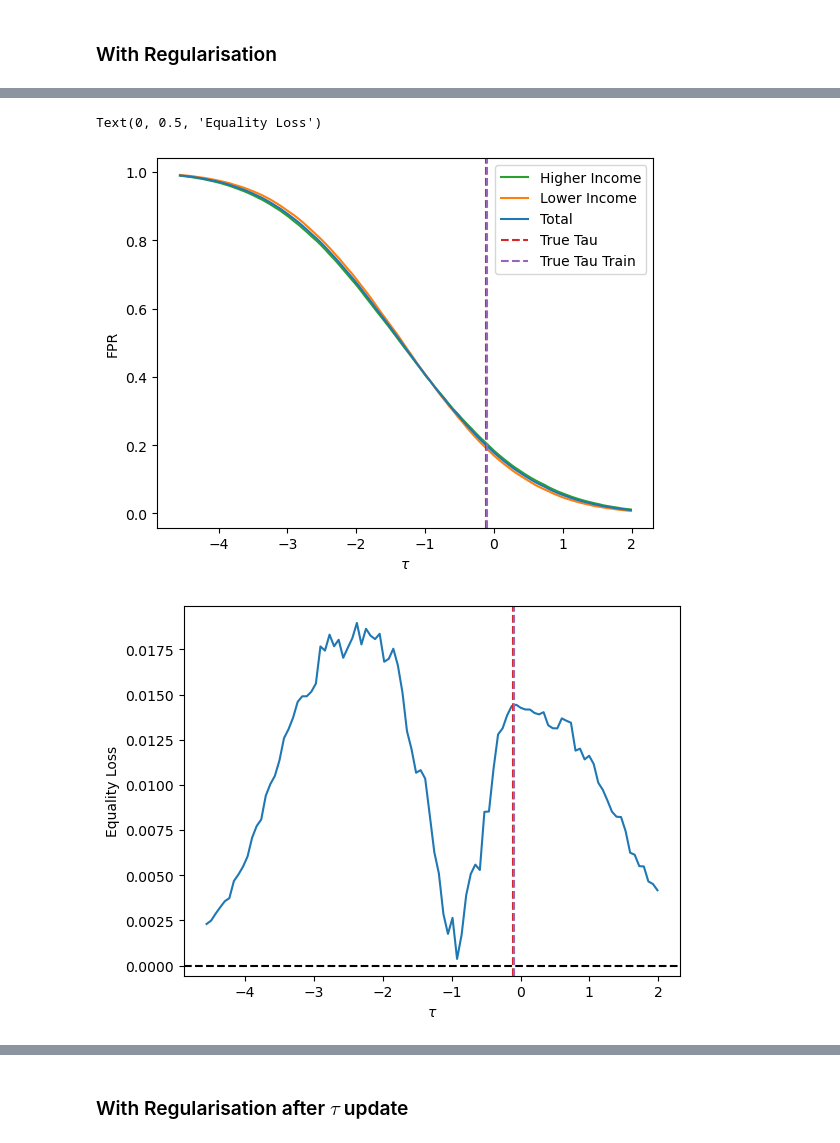
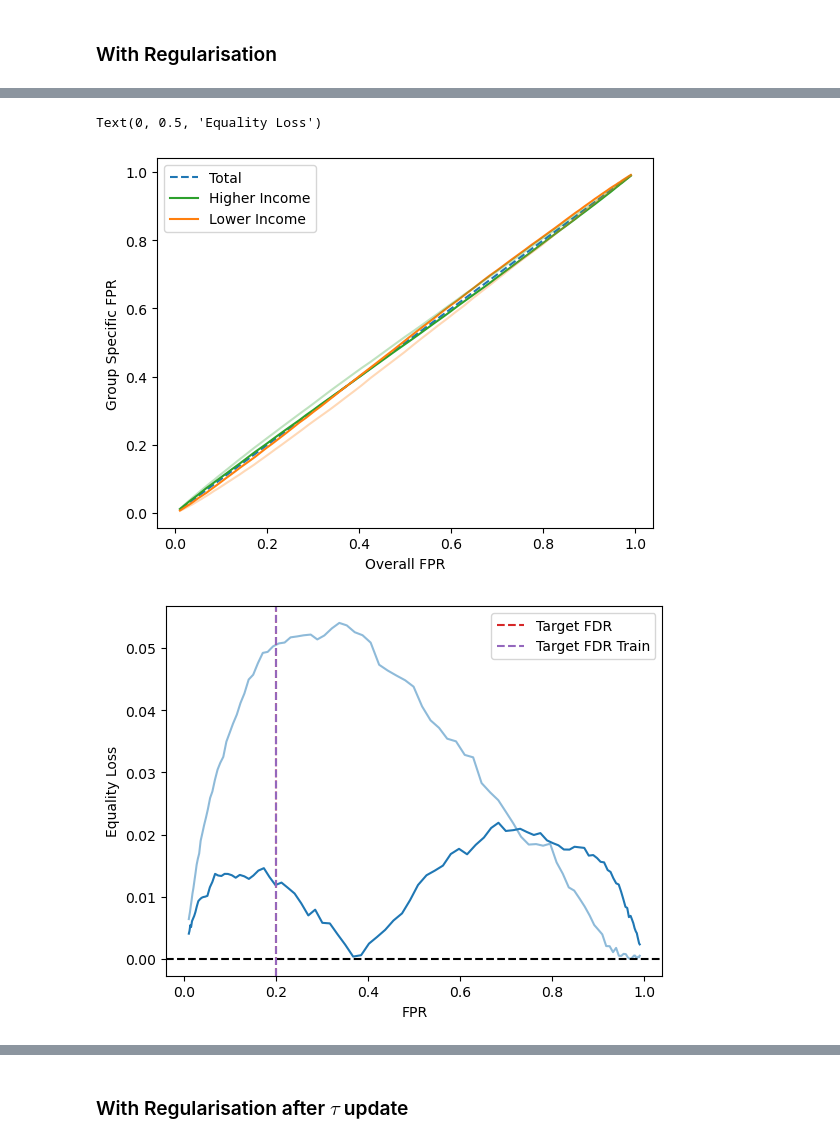
Before and after one commit to joshgivens/ClassificationwithAltLoss, a Jupyter notebook: fairness_constraints/Regularisation/equal_odds.ipynb, the cells around one changed output, grey strips where cells are left out. Cells and saved outputs as stored; diff of their text form; code cells hidden in the pictures.

```diff
--- a/fairness_constraints/Regularisation/equal_odds.ipynb
+++ b/fairness_constraints/Regularisation/equal_odds.ipynb
@@ -1793,6 +1787,15 @@ fig.tight_layout()
 [figure]
 # %% [markdown]
 ## Explore Thresholding
+# %%
+test_taus = {}
+fprs = {}
+fprs_group0 = {}
+fprs_group1 = {}
+equal_losses = {}
+true_tau_train = {}
+fpr_train_tau = {}
+true_tau = {}
 # %% [markdown]
 ### No Regularisation
 # %%
@@ -1987,32 +2049,25 @@ with torch.no_grad():
 # %%
 fig, ax = plt.subplots()
-ax.plot(taus, fprs_group1, label='Higher Income', color="C2")
-ax.plot(taus, fprs_group0, label='Lower Income', color="C1")
-ax.plot(taus, fprs, label='Total', color="C0")
-ax.axvline(true_tau, color='C3', linestyle='--', label='True Tau')
-ax.axvline(true_tau_train, color='C4', linestyle='--', label='True Tau Train')
+ax.plot(fprs["reg"], fprs["reg"], label='Total', color="C0", linestyle="--")
+ax.plot(fprs["reg"], fprs_group1["reg"], label='Higher Income', color="C2")
+ax.plot(fprs["reg"], fprs_group0["reg"], label='Lower Income', color="C1")
+ax.plot(fprs["no_reg"], fprs_group1["no_reg"], alpha=0.3, color="C2")
+ax.plot(fprs["no_reg"], fprs_group0["no_reg"], alpha=0.3, color="C1")
 ax.legend()
-ax.set_xlabel(r"$\tau$")
-ax.set_ylabel('FPR')
+ax.set_xlabel("Overall FPR")
+ax.set_ylabel("Group Specific FPR")
 
 fig, ax = plt.subplots()
-ax.plot(taus, equal_losses)
-# Horizontsal black dashed line at 0
-ax.axhline(0, color='black', linestyle='--')
-ax.axvline(true_tau, color='C3', linestyle='--', label='True Tau')
-ax.axvline(true_tau_train, color='C4', linestyle='--', label='True Tau Train')
-ax.set_xlabel(r"$\tau$")
-ax.set_ylabel('Equality Loss')
-
-fig, ax = plt.subplots()
-ax.plot(fprs, equal_losses)
+ax.plot(fprs["reg"], equal_losses["reg"], color="C0")
+ax.plot(fprs["no_reg"], equal_losses["no_reg"], color="C0", alpha=0.5)
 # Horizontal black dashed line at 0
 ax.axhline(0, color='black', linestyle='--')
 ax.axvline(0.2, color='C3', linestyle='--', label='Target FDR')
-ax.axvline(fpr_train_tau, color='C4', linestyle='--', label='Target FDR Train')
+ax.axvline(fpr_train_tau["reg"], color='C4', linestyle='--', label='Target FDR Train')
+ax.legend()
 ax.set_xlabel('FPR')
 ax.set_ylabel('Equality Loss')
 # %% [output]
 Text(0, 0.5, 'Equality Loss')
-[figure, old version]
+[figure, new version]
-[figure, old version]
+[figure, new version]
```
Also changed, not shown: parts of 14 cells of this notebook, 1 other file.
